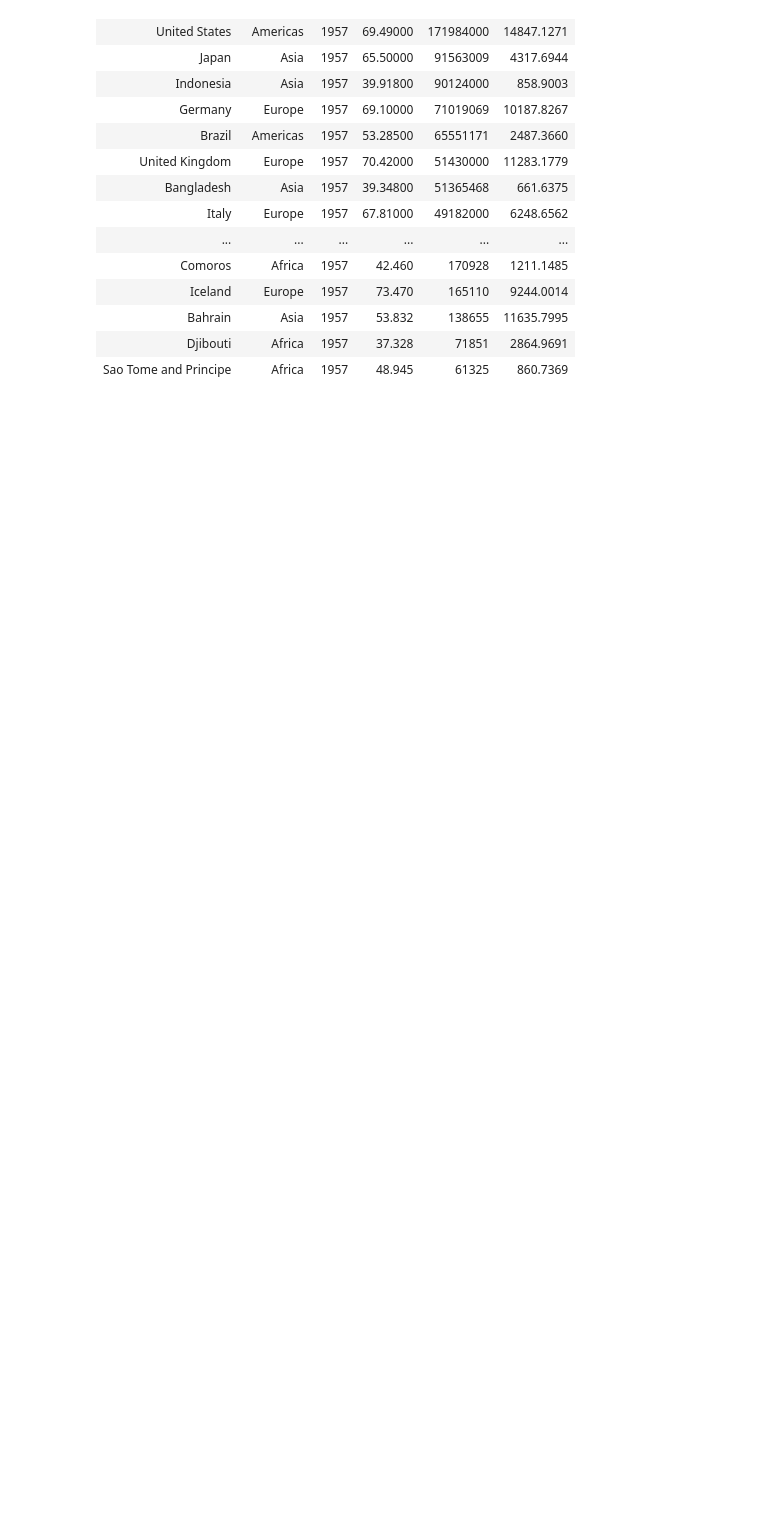
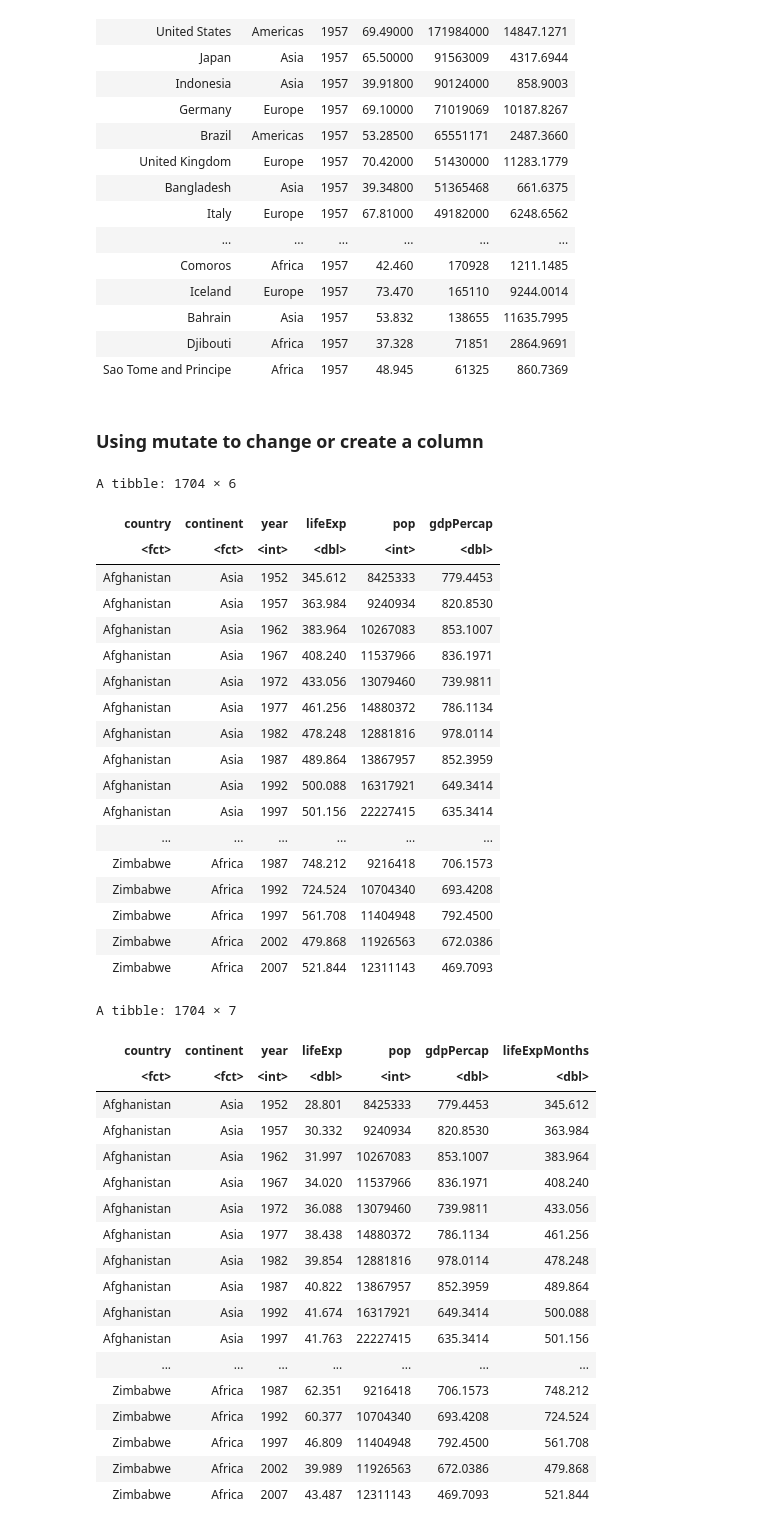
Before and after one commit to ozlerhakan/datacamp, a Jupyter notebook: Introduction to the Tidyverse/chapter1.ipynb, the cells around one changed output. Cells and saved outputs as stored; diff of their text form; code cells hidden in the pictures; blank space fills up the shorter version.

```diff
--- a/Introduction to the Tidyverse/chapter1.ipynb
+++ b/Introduction to the Tidyverse/chapter1.ipynb
@@ -155,3 +155,52 @@ A tibble: 142 × 6
 | Bahrain | Asia | 1957 | 53.832 | 138655 | 11635.7995 |
 | Djibouti | Africa | 1957 | 37.328 | 71851 | 2864.9691 |
 | Sao Tome and Principe | Africa | 1957 | 48.945 | 61325 | 860.7369 |
+# %% [markdown]
+### Using mutate to change or create a column
+# %%
+
+gapminder %>%
+    mutate(lifeExp = lifeExp * 12)
+
+
+gapminder %>%
+    mutate(lifeExpMonths = 12 * lifeExp)
+# %% [output]
+A tibble: 1704 × 6
+| country | continent | year | lifeExp | pop | gdpPercap |
+| <fct> | <fct> | <int> | <dbl> | <int> | <dbl> |
+| Afghanistan | Asia | 1952 | 345.612 | 8425333 | 779.4453 |
+| Afghanistan | Asia | 1957 | 363.984 | 9240934 | 820.8530 |
+| Afghanistan | Asia | 1962 | 383.964 | 10267083 | 853.1007 |
+| Afghanistan | Asia | 1967 | 408.240 | 11537966 | 836.1971 |
+| Afghanistan | Asia | 1972 | 433.056 | 13079460 | 739.9811 |
+| Afghanistan | Asia | 1977 | 461.256 | 14880372 | 786.1134 |
+| Afghanistan | Asia | 1982 | 478.248 | 12881816 | 978.0114 |
+| Afghanistan | Asia | 1987 | 489.864 | 13867957 | 852.3959 |
+| Afghanistan | Asia | 1992 | 500.088 | 16317921 | 649.3414 |
+| Afghanistan | Asia | 1997 | 501.156 | 22227415 | 635.3414 |
+| ... | ... | ... | ... | ... | ... |
+| Zimbabwe | Africa | 1987 | 748.212 | 9216418 | 706.1573 |
+| Zimbabwe | Africa | 1992 | 724.524 | 10704340 | 693.4208 |
+| Zimbabwe | Africa | 1997 | 561.708 | 11404948 | 792.4500 |
+| Zimbabwe | Africa | 2002 | 479.868 | 11926563 | 672.0386 |
+| Zimbabwe | Africa | 2007 | 521.844 | 12311143 | 469.7093 |
+A tibble: 1704 × 7
+| country | continent | year | lifeExp | pop | gdpPercap | lifeExpMonths |
+| <fct> | <fct> | <int> | <dbl> | <int> | <dbl> | <dbl> |
+| Afghanistan | Asia | 1952 | 28.801 | 8425333 | 779.4453 | 345.612 |
+| Afghanistan | Asia | 1957 | 30.332 | 9240934 | 820.8530 | 363.984 |
+| Afghanistan | Asia | 1962 | 31.997 | 10267083 | 853.1007 | 383.964 |
+| Afghanistan | Asia | 1967 | 34.020 | 11537966 | 836.1971 | 408.240 |
+| Afghanistan | Asia | 1972 | 36.088 | 13079460 | 739.9811 | 433.056 |
+| Afghanistan | Asia | 1977 | 38.438 | 14880372 | 786.1134 | 461.256 |
+| Afghanistan | Asia | 1982 | 39.854 | 12881816 | 978.0114 | 478.248 |
+| Afghanistan | Asia | 1987 | 40.822 | 13867957 | 852.3959 | 489.864 |
+| Afghanistan | Asia | 1992 | 41.674 | 16317921 | 649.3414 | 500.088 |
+| Afghanistan | Asia | 1997 | 41.763 | 22227415 | 635.3414 | 501.156 |
+| ... | ... | ... | ... | ... | ... | ... |
+| Zimbabwe | Africa | 1987 | 62.351 | 9216418 | 706.1573 | 748.212 |
+| Zimbabwe | Africa | 1992 | 60.377 | 10704340 | 693.4208 | 724.524 |
+| Zimbabwe | Africa | 1997 | 46.809 | 11404948 | 792.4500 | 561.708 |
+| Zimbabwe | Africa | 2002 | 39.989 | 11926563 | 672.0386 | 479.868 |
+| Zimbabwe | Africa | 2007 | 43.487 | 12311143 | 469.7093 | 521.844 |
```
